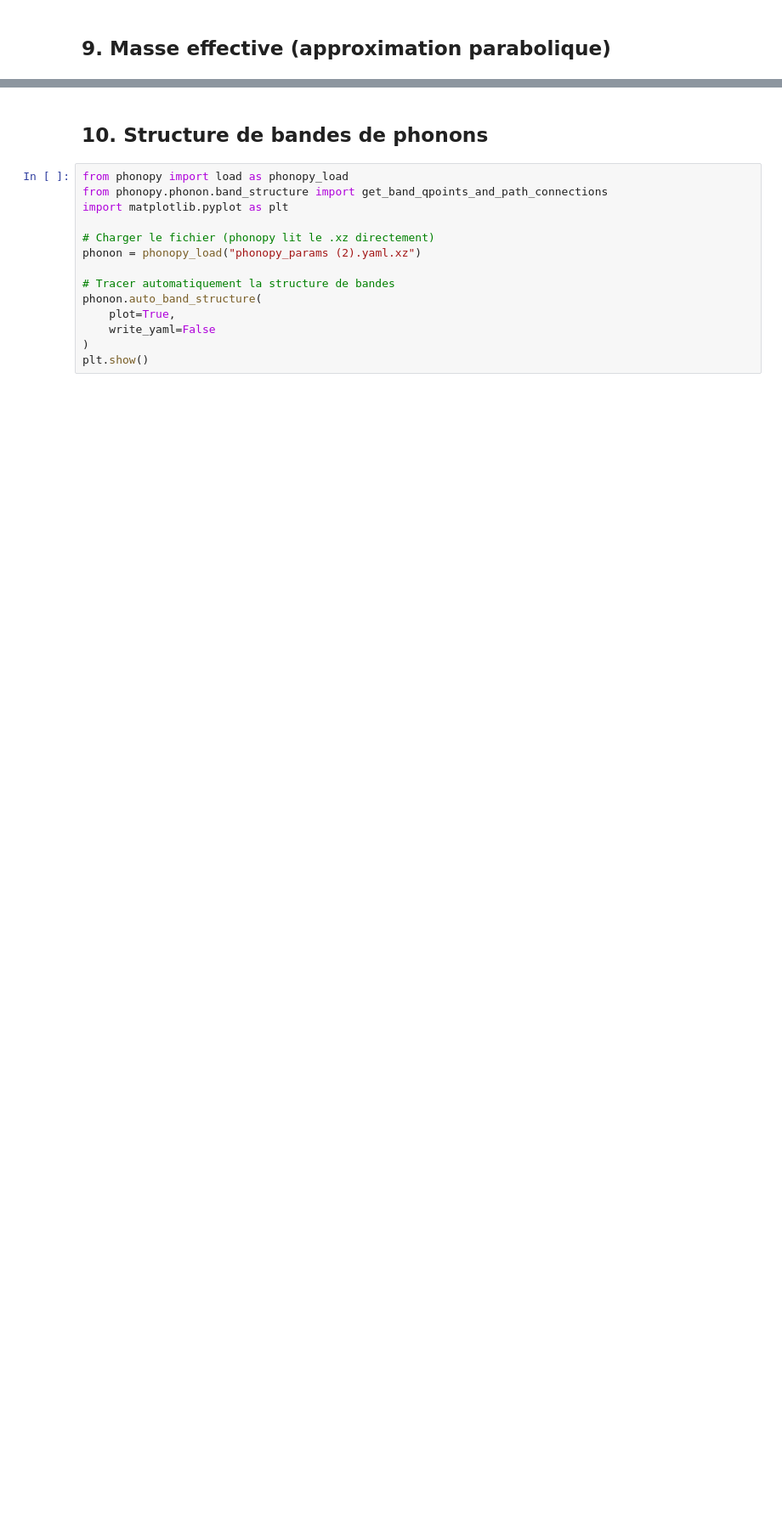
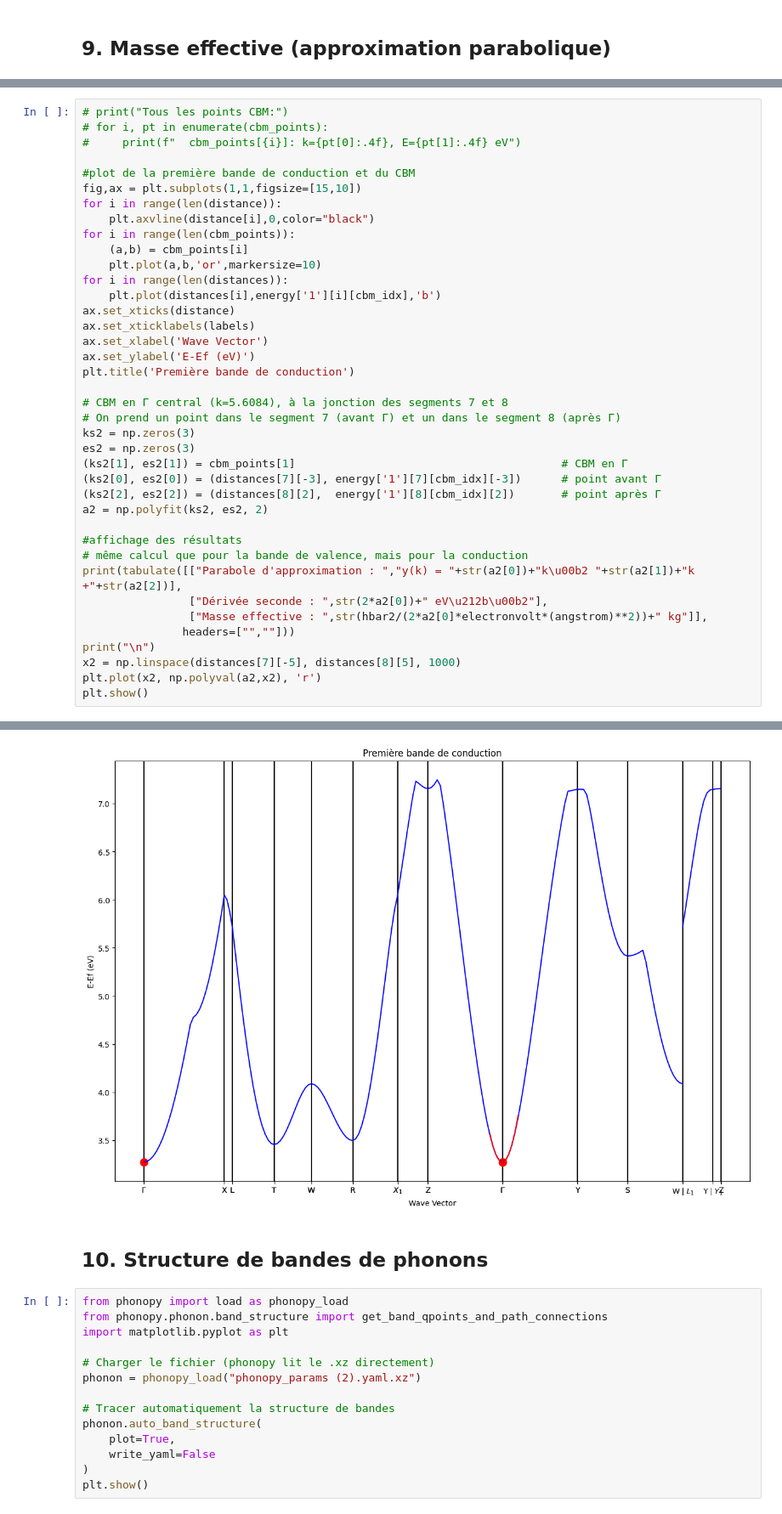
Before and after one commit to yousyou/Projet-LMAPR1492, a Jupyter notebook: notebook_materiaux.ipynb, the cells around one changed output, grey strips where cells are left out. Shown at 85% size. Cells and saved outputs as stored; diff of their text form; blank space fills up the shorter version.

```diff
--- a/notebook_materiaux.ipynb
+++ b/notebook_materiaux.ipynb
@@ -223,0 +429,40 @@ hbar = const.hbar
+# %%
+# print("Tous les points CBM:")
+# for i, pt in enumerate(cbm_points):
+#     print(f"  cbm_points[{i}]: k={pt[0]:.4f}, E={pt[1]:.4f} eV")
+
+#plot de la première bande de conduction et du CBM
+fig,ax = plt.subplots(1,1,figsize=[15,10])
+for i in range(len(distance)):
+    plt.axvline(distance[i],0,color="black")
+for i in range(len(cbm_points)):
+    (a,b) = cbm_points[i]
+    plt.plot(a,b,'or',markersize=10)
+for i in range(len(distances)):
+    plt.plot(distances[i],energy['1'][i][cbm_idx],'b')
+ax.set_xticks(distance)
+ax.set_xticklabels(labels)
+ax.set_xlabel('Wave Vector')
+ax.set_ylabel('E-Ef (eV)')
+plt.title('Première bande de conduction')
+
+# CBM en Γ central (k=5.6084), à la jonction des segments 7 et 8
+# On prend un point dans le segment 7 (avant Γ) et un dans le segment 8 (après Γ)
+ks2 = np.zeros(3)
+es2 = np.zeros(3)
+(ks2[1], es2[1]) = cbm_points[1]                                        # CBM en Γ
+(ks2[0], es2[0]) = (distances[7][-3], energy['1'][7][cbm_idx][-3])      # point avant Γ
+(ks2[2], es2[2]) = (distances[8][2],  energy['1'][8][cbm_idx][2])       # point après Γ
+a2 = np.polyfit(ks2, es2, 2)
+
+#affichage des résultats
+# même calcul que pour la bande de valence, mais pour la conduction
+print(tabulate([["Parabole d'approximation : ","y(k) = "+str(a2[0])+"k\u00b2 "+str(a2[1])+"k +"+str(a2[2])],
+                ["Dérivée seconde : ",str(2*a2[0])+" eV\u212b\u00b2"],
+                ["Masse effective : ",str(hbar2/(2*a2[0]*electronvolt*(angstrom)**2))+" kg"]],
+               headers=["",""]))
+print("\n")
+x2 = np.linspace(distances[7][-5], distances[8][5], 1000)
+plt.plot(x2, np.polyval(a2,x2), 'r')
+plt.show()
+# %% [output]
@@ -224,3 +473,4 @@ hbar = const.hbar
+[figure, added]
 # %% [markdown]
 ## 10. Structure de bandes de phonons
 # %%
```
Also changed, not shown: parts of 8 cells of this notebook.
